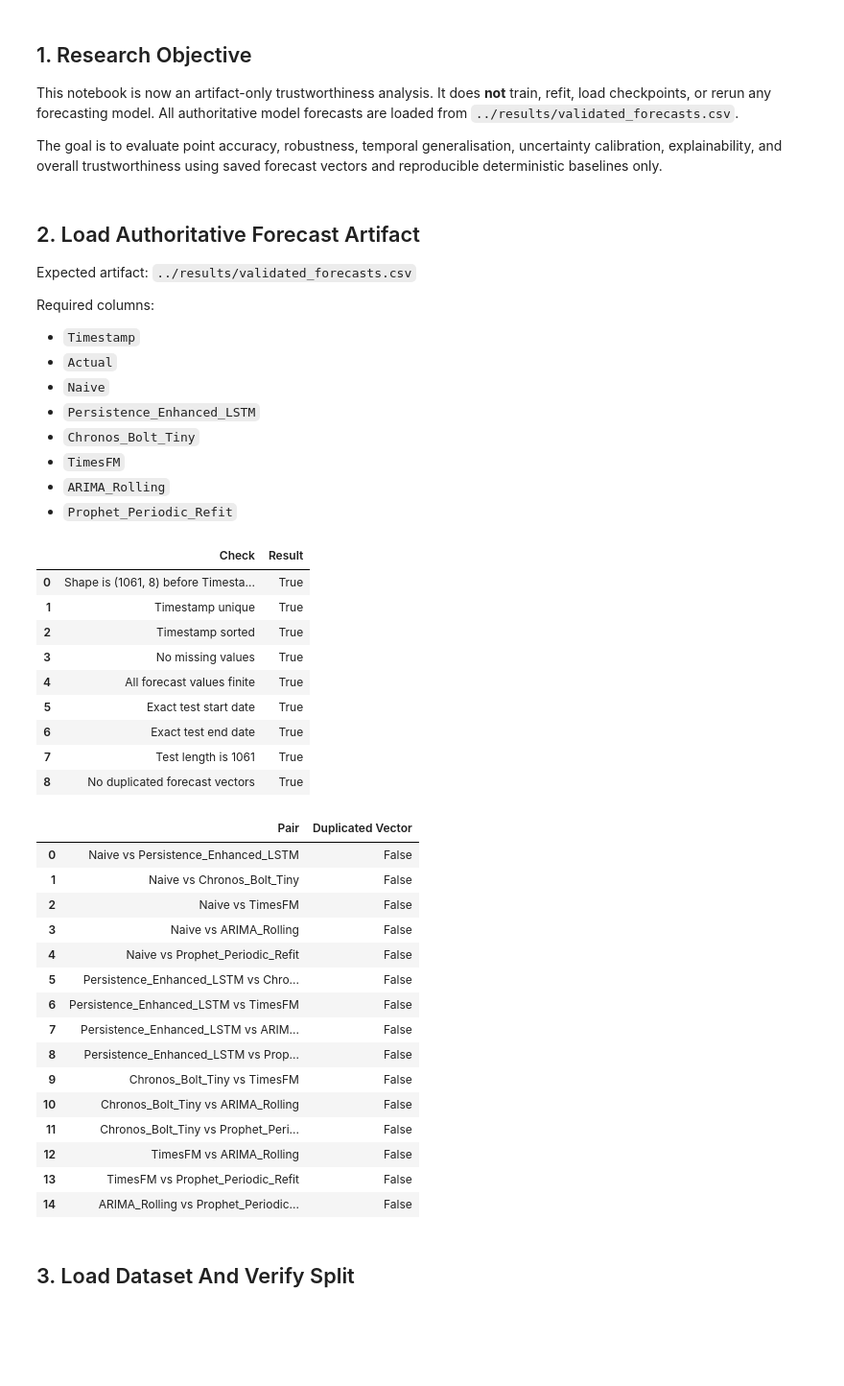
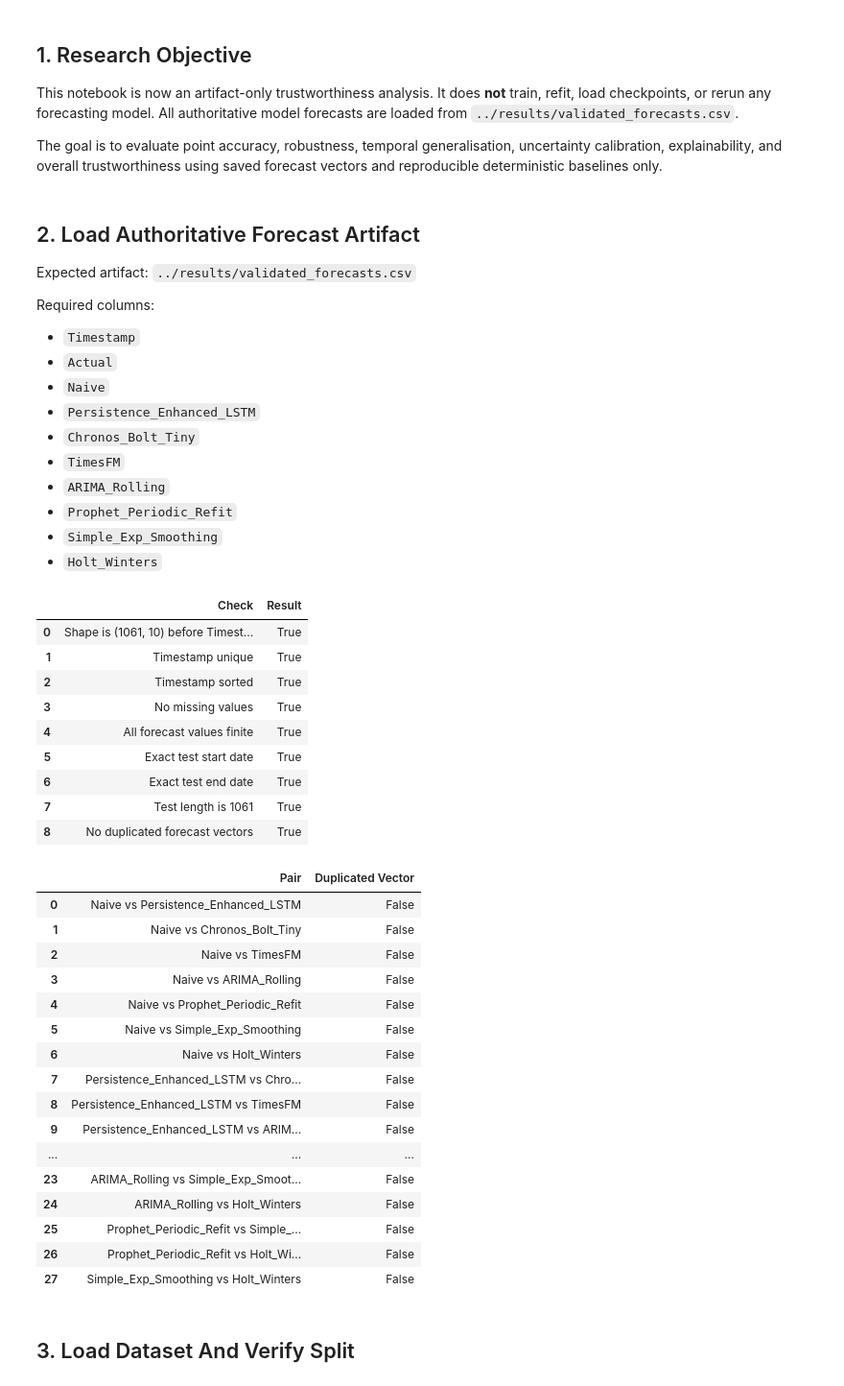
Before and after one commit to mdsoadsolaiman/Time-Series-Foundation-Models, a Jupyter notebook: notebooks/06_Trustworthiness.ipynb, the cells around one changed output. Shown at 96% size. Cells and saved outputs as stored; diff of their text form; code cells hidden in the pictures; blank space fills up the shorter version.

```diff
--- a/notebooks/06_Trustworthiness.ipynb
+++ b/notebooks/06_Trustworthiness.ipynb
@@ -43,6 +43,8 @@ Required columns:
 - `TimesFM`
 - `ARIMA_Rolling`
 - `Prophet_Periodic_Refit`
+- `Simple_Exp_Smoothing`
+- `Holt_Winters`
 # %%
 forecast_artifact_path = PROJECT_ROOT / "results" / "validated_forecasts.csv"
 forecast_results = pd.read_csv(forecast_artifact_path, parse_dates=["Timestamp"])
@@ -56,6 +58,8 @@ expected_columns = [
     "TimesFM",
     "ARIMA_Rolling",
     "Prophet_Periodic_Refit",
+    "Simple_Exp_Smoothing",
+    "Holt_Winters",
 ]
 
 missing_columns = [column for column in expected_columns if column not in forecast_results.columns]
@@ -70,7 +74,7 @@ value_columns = expected_columns[1:]
 
 artifact_validation = pd.DataFrame(
     [
-        {"Check": "Shape is (1061, 8) before Timestamp index", "Result": tuple(pd.read_csv(forecast_artifact_path).shape) == (1061, 8)},
+        {"Check": "Shape is (1061, 10) before Timestamp index", "Result": tuple(pd.read_csv(forecast_artifact_path).shape) == (1061, 10)},
         {"Check": "Timestamp unique", "Result": forecast_results.index.is_unique},
         {"Check": "Timestamp sorted", "Result": forecast_results.index.is_monotonic_increasing},
         {"Check": "No missing values", "Result": not forecast_results[value_columns].isna().any().any()},
@@ -88,44 +92,45 @@ for left_position, left_name in enumerate(model_vector_frame.columns):
         duplicate_vector_rows.append(
             {
                 "Pair": f"{left_name} vs {right_name}",
                 "Duplicated Vector": bool(model_vector_frame[left_name].equals(model_vector_frame[right_name])),
             }
         )
 duplicate_vector_check = pd.DataFrame(duplicate_vector_rows)
 artifact_validation.loc[len(artifact_validation)] = {
     "Check": "No duplicated forecast vectors",
     "Result": not duplicate_vector_check["Duplicated Vector"].any(),
 }
 
 display(artifact_validation)
 duplicate_vector_check
 # %% [output]
 |  | Check | Result |
-| 0 | Shape is (1061, 8) before Timesta... | True |
+| 0 | Shape is (1061, 10) before Timest... | True |
 | 1 | Timestamp unique | True |
 | 2 | Timestamp sorted | True |
 | 3 | No missing values | True |
 | 4 | All forecast values finite | True |
 | 5 | Exact test start date | True |
 | 6 | Exact test end date | True |
 | 7 | Test length is 1061 | True |
 | 8 | No duplicated forecast vectors | True |
 |  | Pair | Duplicated Vector |
 | 0 | Naive vs Persistence_Enhanced_LSTM | False |
 | 1 | Naive vs Chronos_Bolt_Tiny | False |
 | 2 | Naive vs TimesFM | False |
 | 3 | Naive vs ARIMA_Rolling | False |
 | 4 | Naive vs Prophet_Periodic_Refit | False |
-| 5 | Persistence_Enhanced_LSTM vs Chro... | False |
-| 6 | Persistence_Enhanced_LSTM vs TimesFM | False |
-| 7 | Persistence_Enhanced_LSTM vs ARIM... | False |
-| 8 | Persistence_Enhanced_LSTM vs Prop... | False |
-| 9 | Chronos_Bolt_Tiny vs TimesFM | False |
-| 10 | Chronos_Bolt_Tiny vs ARIMA_Rolling | False |
-| 11 | Chronos_Bolt_Tiny vs Prophet_Peri... | False |
-| 12 | TimesFM vs ARIMA_Rolling | False |
-| 13 | TimesFM vs Prophet_Periodic_Refit | False |
-| 14 | ARIMA_Rolling vs Prophet_Periodic... | False |
+| 5 | Naive vs Simple_Exp_Smoothing | False |
+| 6 | Naive vs Holt_Winters | False |
+| 7 | Persistence_Enhanced_LSTM vs Chro... | False |
+| 8 | Persistence_Enhanced_LSTM vs TimesFM | False |
+| 9 | Persistence_Enhanced_LSTM vs ARIM... | False |
+| ... | ... | ... |
+| 23 | ARIMA_Rolling vs Simple_Exp_Smoot... | False |
+| 24 | ARIMA_Rolling vs Holt_Winters | False |
+| 25 | Prophet_Periodic_Refit vs Simple_... | False |
+| 26 | Prophet_Periodic_Refit vs Holt_Wi... | False |
+| 27 | Simple_Exp_Smoothing vs Holt_Winters | False |
 # %% [markdown]
 ## 3. Load Dataset And Verify Split
 # %%
```
Also changed, not shown: parts of 13 cells of this notebook, 2 other files.
